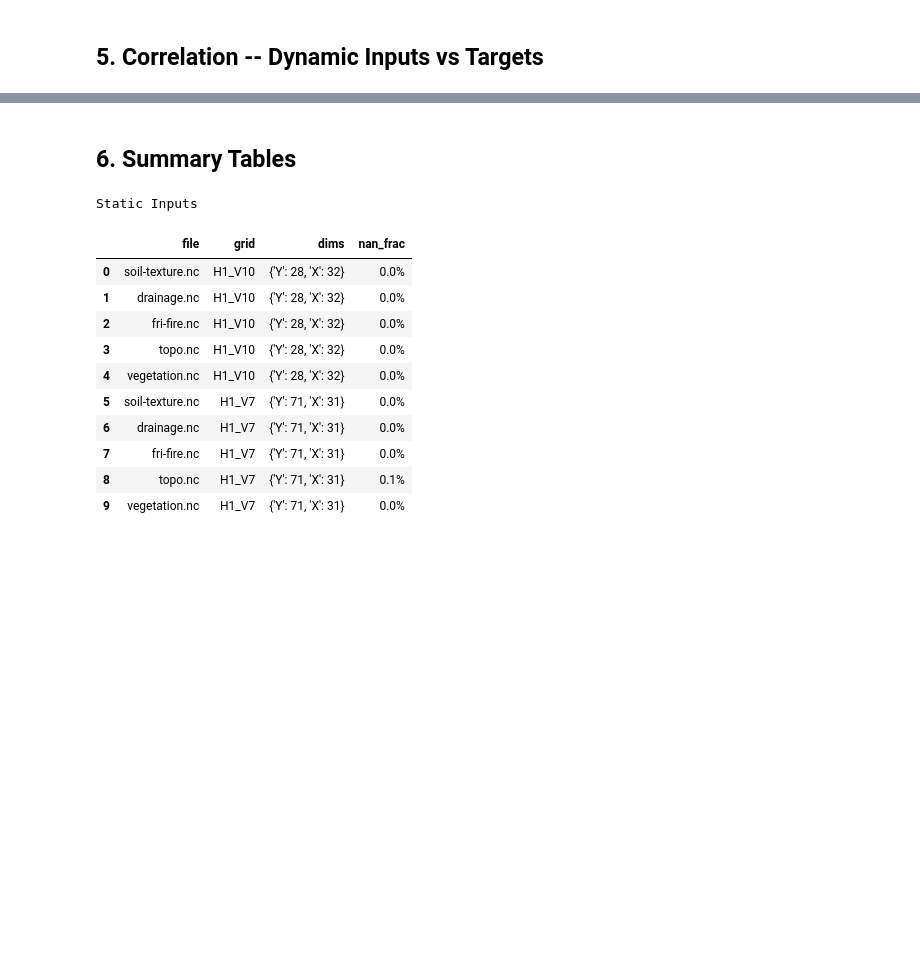
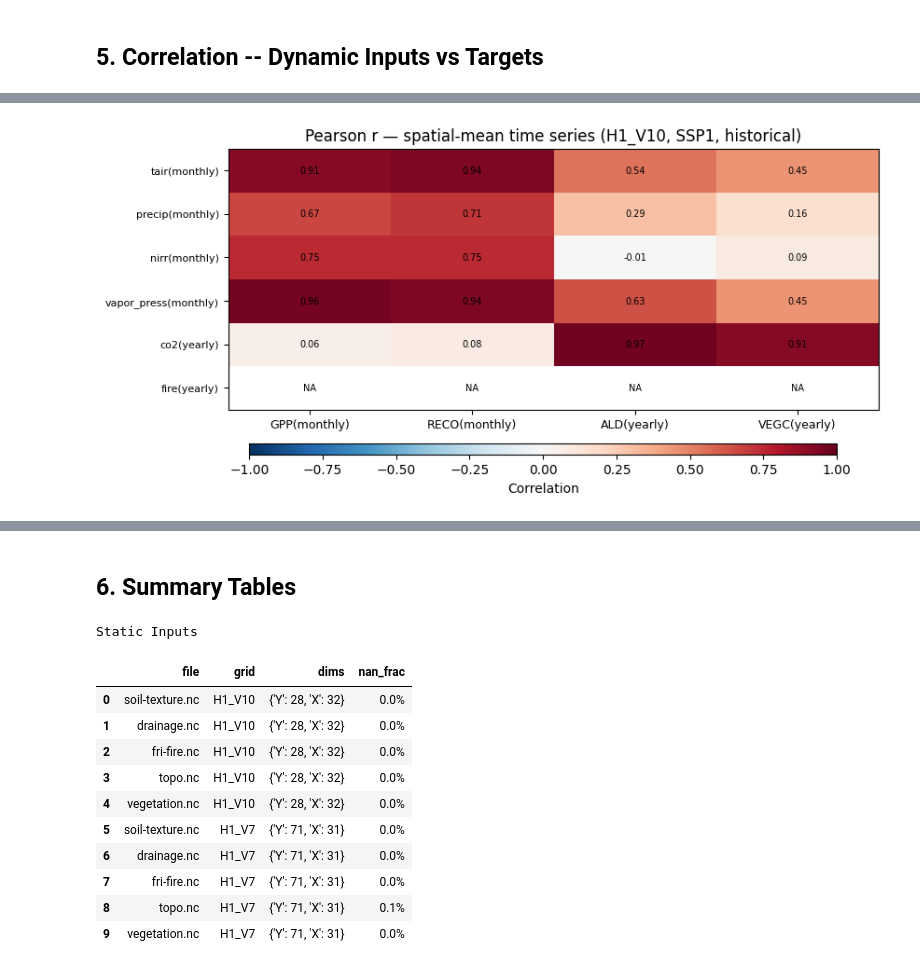
Before and after one commit to whrc/Multi-domain-time-series, a Jupyter notebook: domains/arctic_domain/00_eda.ipynb, the cells around one changed output, grey strips where cells are left out. Cells and saved outputs as stored; diff of their text form; code cells hidden in the pictures; blank space fills up the shorter version.

```diff
--- a/domains/arctic_domain/00_eda.ipynb
+++ b/domains/arctic_domain/00_eda.ipynb
@@ -343,0 +357,20 @@ plt.tight_layout(); plt.show()
+# %%
+fig, ax = plt.subplots(figsize=(9, max(4, n_inputs * 0.45)))
+im = ax.imshow(r_matrix, cmap='RdBu_r', vmin=-1, vmax=1, aspect='auto')
+
+ax.set_xticks(range(4)); ax.set_xticklabels(col_names, fontsize=9)
+ax.set_yticks(range(n_inputs)); ax.set_yticklabels(input_labels, fontsize=8)
+
+for i in range(n_inputs):
+    for j in range(4):
+        v = r_matrix[i, j]
+        ax.text(j, i, 'NA' if np.isnan(v) else f'{v:.2f}',
+                ha='center', va='center', fontsize=7)
+
+ax.set_title('Pearson r — spatial-mean time series (H1_V10, SSP1, historical)')
+fig.subplots_adjust(bottom=0.18)
+cax = fig.add_axes([0.15, 0.06, 0.70, 0.03])
+fig.colorbar(im, cax=cax, orientation='horizontal', label='Correlation')
+plt.show()
+# %% [output]
+[figure, added]
```
Also changed, not shown: parts of 3 cells of this notebook, 2 other files.
